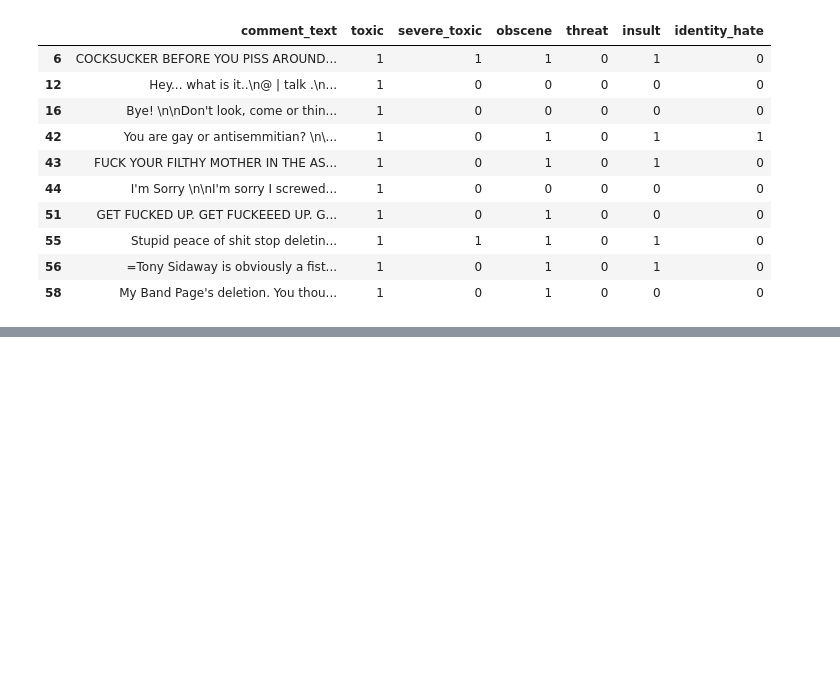
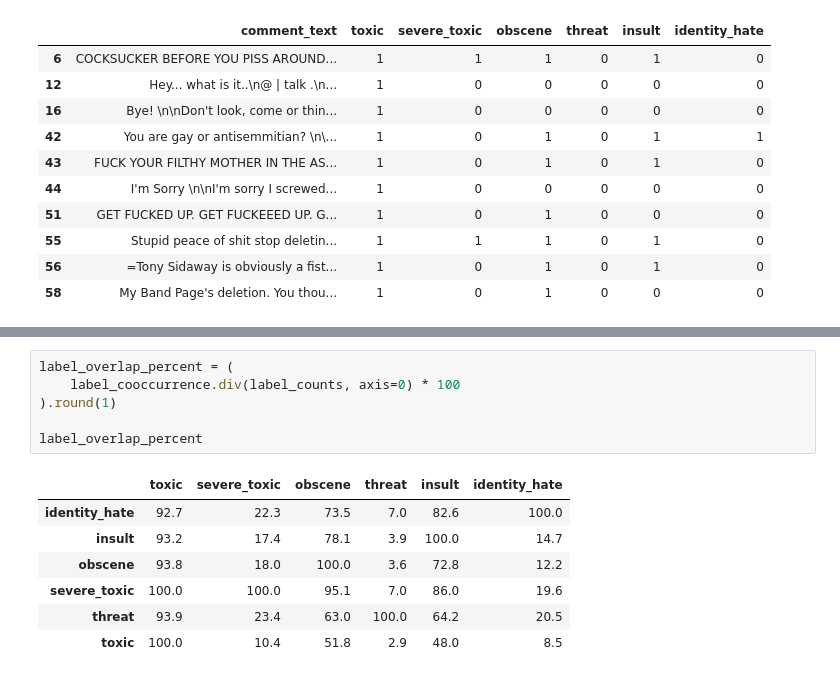
Before and after one commit to sphoorthi-munnangi/social-media-comment-moderator, a Jupyter notebook: notebooks/01_data_exploration.ipynb, the cells around one changed output, grey strips where cells are left out. Drawn from its saved outputs; the diff is of its cells as text; blank space fills up the shorter version.

```diff
--- a/notebooks/01_data_exploration.ipynb
+++ b/notebooks/01_data_exploration.ipynb
@@ -226,0 +257,14 @@ df[df["is_harmful"] == 1][
+# %%
+label_overlap_percent = (
+    label_cooccurrence.div(label_counts, axis=0) * 100
+).round(1)
+
+label_overlap_percent
+# %% [output]
+|  | toxic | severe_toxic | obscene | threat | insult | identity_hate |
+| identity_hate | 92.7 | 22.3 | 73.5 | 7.0 | 82.6 | 100.0 |
+| insult | 93.2 | 17.4 | 78.1 | 3.9 | 100.0 | 14.7 |
+| obscene | 93.8 | 18.0 | 100.0 | 3.6 | 72.8 | 12.2 |
+| severe_toxic | 100.0 | 100.0 | 95.1 | 7.0 | 86.0 | 19.6 |
+| threat | 93.9 | 23.4 | 63.0 | 100.0 | 64.2 | 20.5 |
+| toxic | 100.0 | 10.4 | 51.8 | 2.9 | 48.0 | 8.5 |
```
Also changed, not shown: parts of 5 cells of this notebook.
